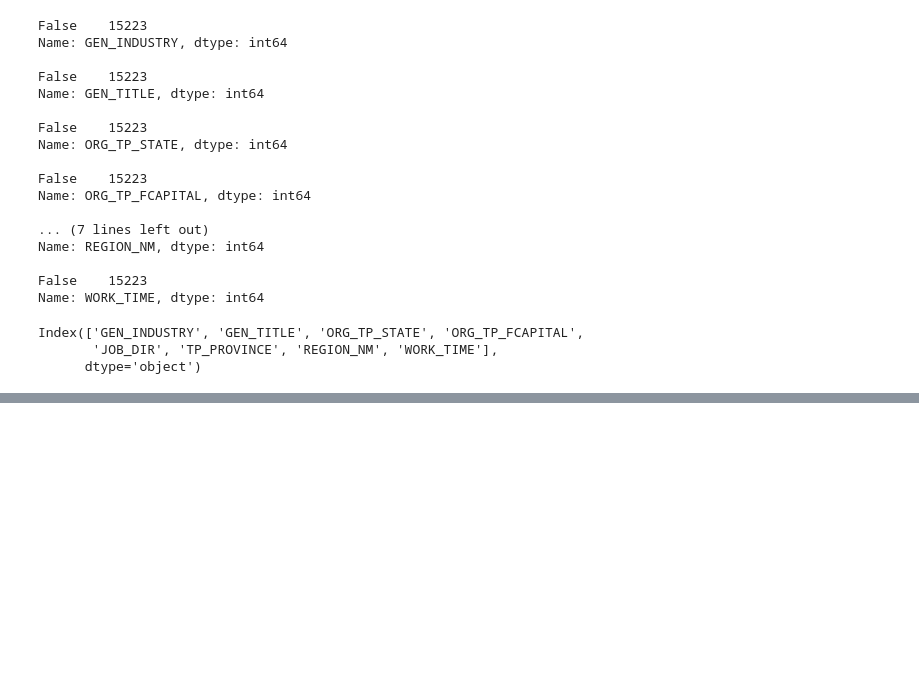
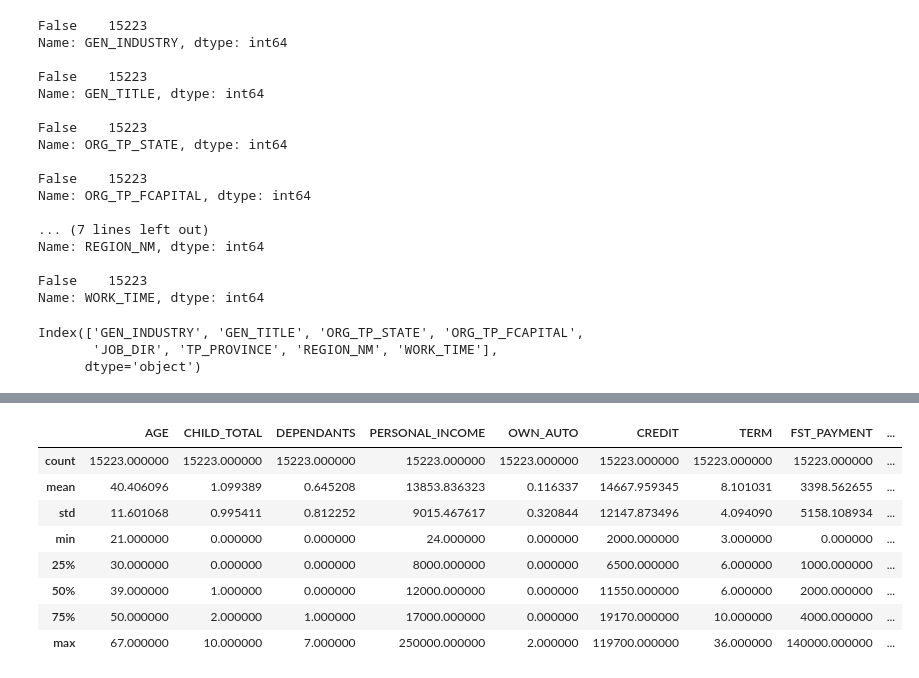
Before and after one commit to BobaZooba/RoadToDataScientist, a Jupyter notebook: contests/OTP_bank/1 OTP Bank Contest - Exploratory Analysis and Data Preprocessing.ipynb, the cells around one changed output, grey strips where cells are left out. Cells and saved outputs as stored; diff of their text form; code cells hidden in the pictures; blank space fills up the shorter version.

```diff
--- a/contests/OTP_bank/1 OTP Bank Contest - Exploratory Analysis and Data Preprocessing.ipynb
+++ b/contests/OTP_bank/1 OTP Bank Contest - Exploratory Analysis and Data Preprocessing.ipynb
@@ -521,0 +497,2 @@ for i in ['TARGET', 'SOCSTATUS_WORK_FL', 'SOCSTATUS_PENS_FL', 'GENDER',
+# %%
+data.at[data['ORG_TP_STATE'] == 'Частная ком. с инос. капиталом', 'ORG_TP_STATE'] = 'Частная компания'
@@ -521,0 +514,3 @@ for i in ['TARGET', 'SOCSTATUS_WORK_FL', 'SOCSTATUS_PENS_FL', 'GENDER',
+# %%
+data.at[data['JOB_DIR'] == 'Реклама и маркетинг', 'JOB_DIR'] = 'Реклама и юр. услуги'
+data.at[data['JOB_DIR'] == 'Юридическая служба', 'JOB_DIR'] = 'Реклама и юр. услуги'
@@ -521,0 +537,3 @@ for i in ['TARGET', 'SOCSTATUS_WORK_FL', 'SOCSTATUS_PENS_FL', 'GENDER',
+# %%
+# потому что соседи
+data.at[data['TP_PROVINCE'] == 'Кабардино-Балкария', 'TP_PROVINCE'] = 'Ставропольский край'
@@ -521,0 +564,4 @@ for i in ['TARGET', 'SOCSTATUS_WORK_FL', 'SOCSTATUS_PENS_FL', 'GENDER',
+# %%
+data.at[data['POSTAL_ADDRESS_PROVINCE'] == 'Эвенкийский АО', 'POSTAL_ADDRESS_PROVINCE'] = 'Красноярский край'
+data.at[data['POSTAL_ADDRESS_PROVINCE'] == 'Агинский Бурятский АО', 'POSTAL_ADDRESS_PROVINCE'] = 'Красноярский край'
+data.at[data['POSTAL_ADDRESS_PROVINCE'] == 'Усть-Ордынский Бурятский АО', 'POSTAL_ADDRESS_PROVINCE'] = 'Красноярский край'
@@ -541,0 +603,12 @@ memory usage: 5.8+ MB
+# %%
+data.describe()
+# %% [output]
+|  | AGE | CHILD_TOTAL | DEPENDANTS | PERSONAL_INCOME | OWN_AUTO | CREDIT | TERM | FST_PAYMENT | ... |
+| count | 15223.000000 | 15223.000000 | 15223.000000 | 15223.000000 | 15223.000000 | 15223.000000 | 15223.000000 | 15223.000000 | ... |
+| mean | 40.406096 | 1.099389 | 0.645208 | 13853.836323 | 0.116337 | 14667.959345 | 8.101031 | 3398.562655 | ... |
+| std | 11.601068 | 0.995411 | 0.812252 | 9015.467617 | 0.320844 | 12147.873496 | 4.094090 | 5158.108934 | ... |
+| min | 21.000000 | 0.000000 | 0.000000 | 24.000000 | 0.000000 | 2000.000000 | 3.000000 | 0.000000 | ... |
+| 25% | 30.000000 | 0.000000 | 0.000000 | 8000.000000 | 0.000000 | 6500.000000 | 6.000000 | 1000.000000 | ... |
+| 50% | 39.000000 | 1.000000 | 0.000000 | 12000.000000 | 0.000000 | 11550.000000 | 6.000000 | 2000.000000 | ... |
+| 75% | 50.000000 | 2.000000 | 1.000000 | 17000.000000 | 0.000000 | 19170.000000 | 10.000000 | 4000.000000 | ... |
+| max | 67.000000 | 10.000000 | 7.000000 | 250000.000000 | 2.000000 | 119700.000000 | 36.000000 | 140000.000000 | ... |
```
Also changed, not shown: parts of 101 cells of this notebook, 17 other files.
